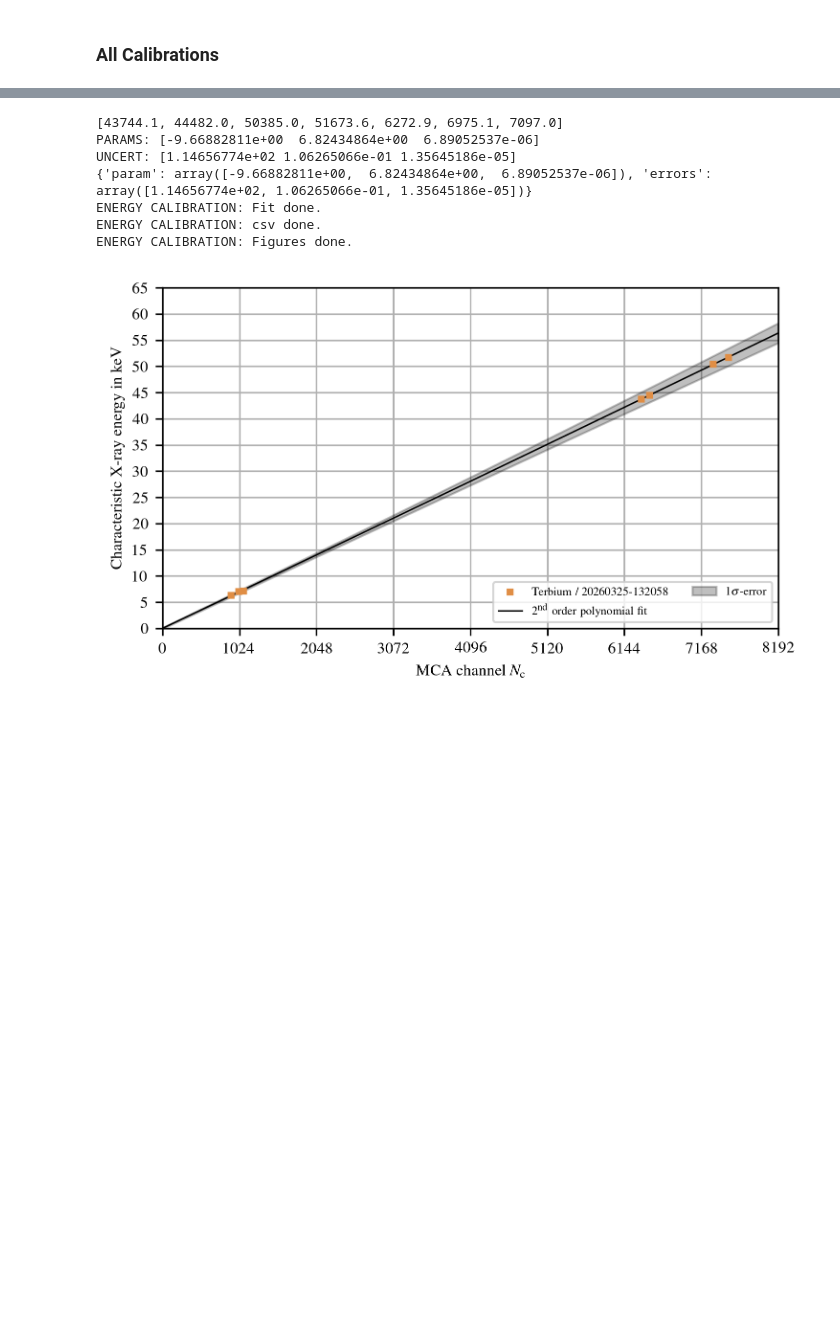
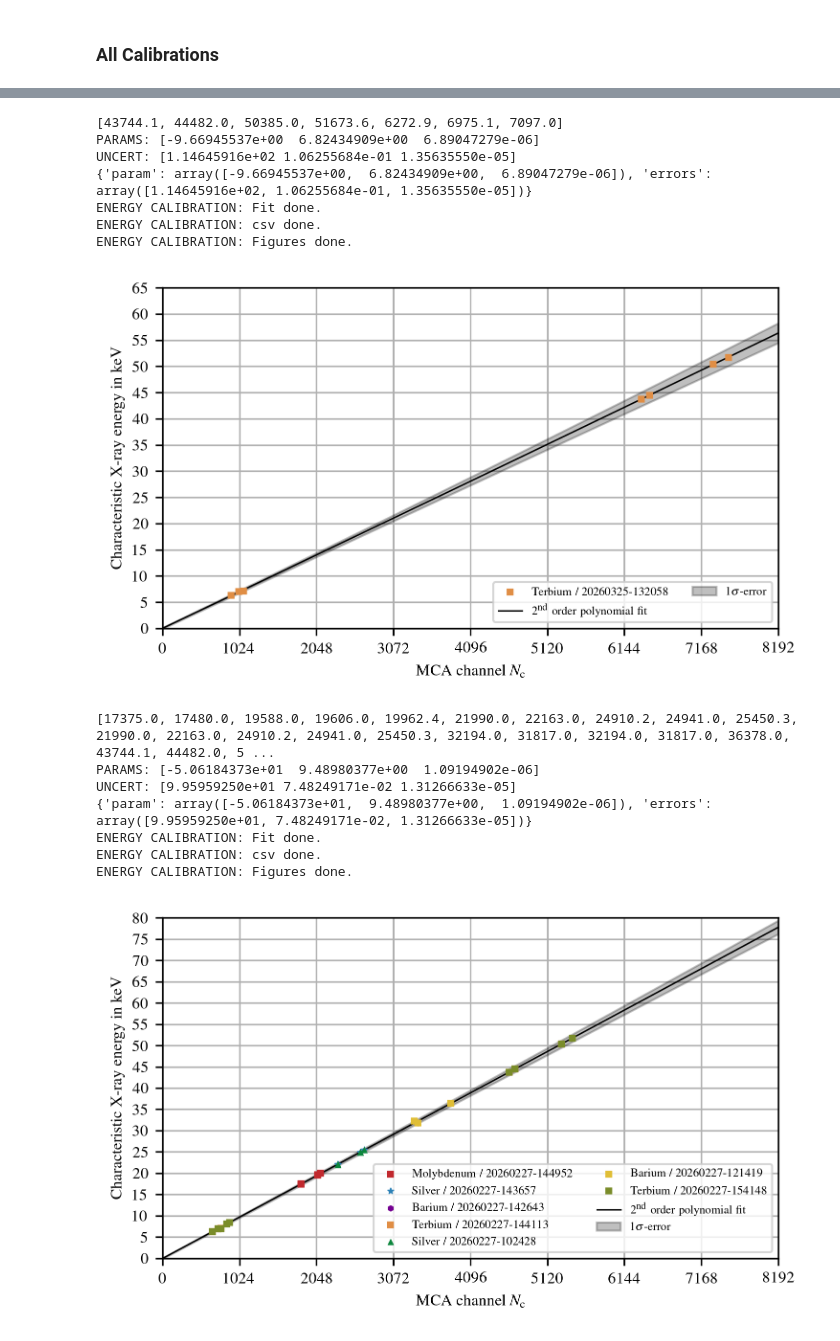
Before and after one commit to SirPhoenix007/IBA-Bonn, a Jupyter notebook: Study_2602_PIXEDetector/PIXE_EnergyCal.ipynb, the cells around one changed output, grey strips where cells are left out. Saved outputs shown, nothing was run; the diff lists cells and outputs as text; code cells hidden in the pictures; blank space fills up the shorter version.

```diff
--- a/Study_2602_PIXEDetector/PIXE_EnergyCal.ipynb
+++ b/Study_2602_PIXEDetector/PIXE_EnergyCal.ipynb
@@ -1051,4 +1054,8 @@ lines_8192_4096, peaks_8192_4096, peaks_err_8192_4096, beta_export_8192_4096 = E
 nameEnergyCal = 'MCA_8192-EG_3770'
 measurementDate = 'Set_B_D'
 lines_8192_3770, peaks_8192_3770, peaks_err_8192_3770, beta_export_8192_3770 = EnergyCal_8192_3770(nameEnergyCal=nameEnergyCal, measurementDate=measurementDate)
+
+nameEnergyCal = 'MCA_8192-EG_2730'
+measurementDate = 'Set_B_D'
+lines_8192_2730, peaks_8192_2730, peaks_err_8192_2730, beta_export_8192_2730 = EnergyCal_8192_2730(nameEnergyCal=nameEnergyCal, measurementDate=measurementDate)
 # %% [output]
@@ -1074,15 +1081,23 @@ UNCERT: [9.51286821e+01 5.01824244e-02 6.63489116e-06]
 ENERGY CALIBRATION: Fit done.
 ENERGY CALIBRATION: csv done.
 ENERGY CALIBRATION: Figures done.
 [figure]
 [43744.1, 44482.0, 50385.0, 51673.6, 6272.9, 6975.1, 7097.0]
-PARAMS: [-9.66882811e+00  6.82434864e+00  6.89052537e-06]
-UNCERT: [1.14656774e+02 1.06265066e-01 1.35645186e-05]
-{'param': array([-9.66882811e+00,  6.82434864e+00,  6.89052537e-06]), 'errors': array([1.14656774e+02, 1.06265066e-01, 1.35645186e-05])}
+PARAMS: [-9.66945537e+00  6.82434909e+00  6.89047279e-06]
+UNCERT: [1.14645916e+02 1.06255684e-01 1.35635550e-05]
+{'param': array([-9.66945537e+00,  6.82434909e+00,  6.89047279e-06]), 'errors': array([1.14645916e+02, 1.06255684e-01, 1.35635550e-05])}
 ENERGY CALIBRATION: Fit done.
 ENERGY CALIBRATION: csv done.
 ENERGY CALIBRATION: Figures done.
 [figure]
+[17375.0, 17480.0, 19588.0, 19606.0, 19962.4, 21990.0, 22163.0, 24910.2, 24941.0, 25450.3, 21990.0, 22163.0, 24910.2, 24941.0, 25450.3, 32194.0, 31817.0, 32194.0, 31817.0, 36378.0, 43744.1, 44482.0, 5 ...
+PARAMS: [-5.06184373e+01  9.48980377e+00  1.09194902e-06]
+UNCERT: [9.95959250e+01 7.48249171e-02 1.31266633e-05]
+{'param': array([-5.06184373e+01,  9.48980377e+00,  1.09194902e-06]), 'errors': array([9.95959250e+01, 7.48249171e-02, 1.31266633e-05])}
+ENERGY CALIBRATION: Fit done.
+ENERGY CALIBRATION: csv done.
+ENERGY CALIBRATION: Figures done.
+[figure, added]
 # %%
 energy_data = {'1':{'MCA':8192,
                     'EG':4096,
```
Also changed, not shown: parts of 5 cells of this notebook, 40 other files.
